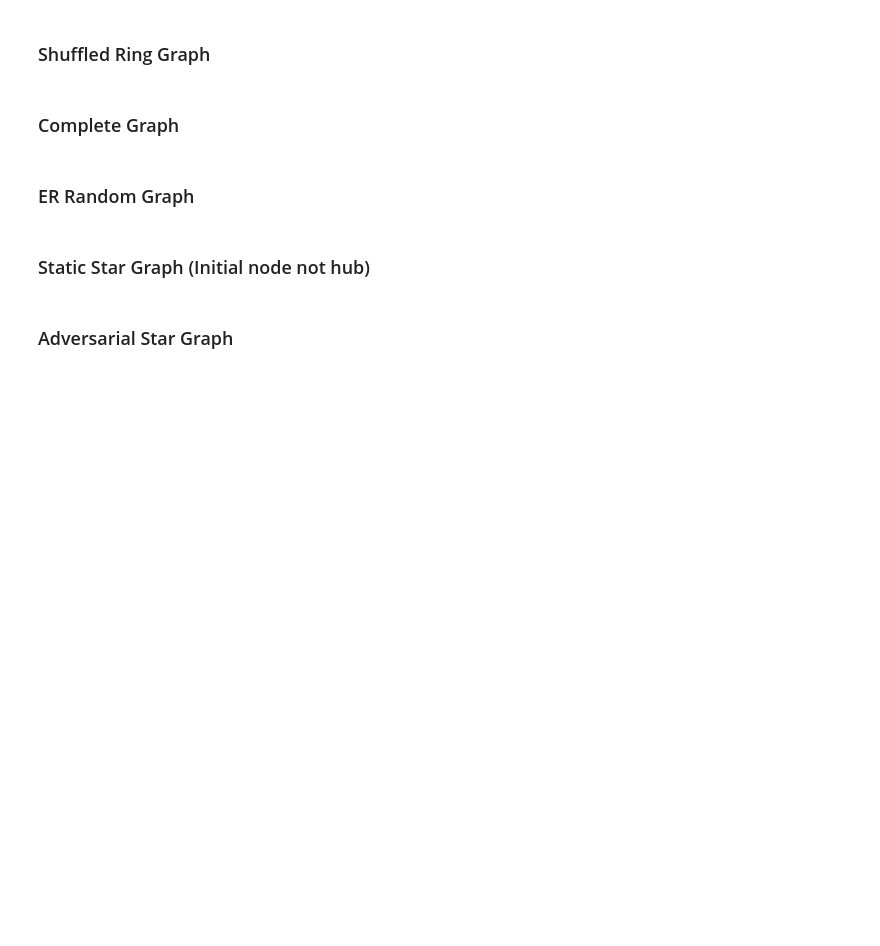
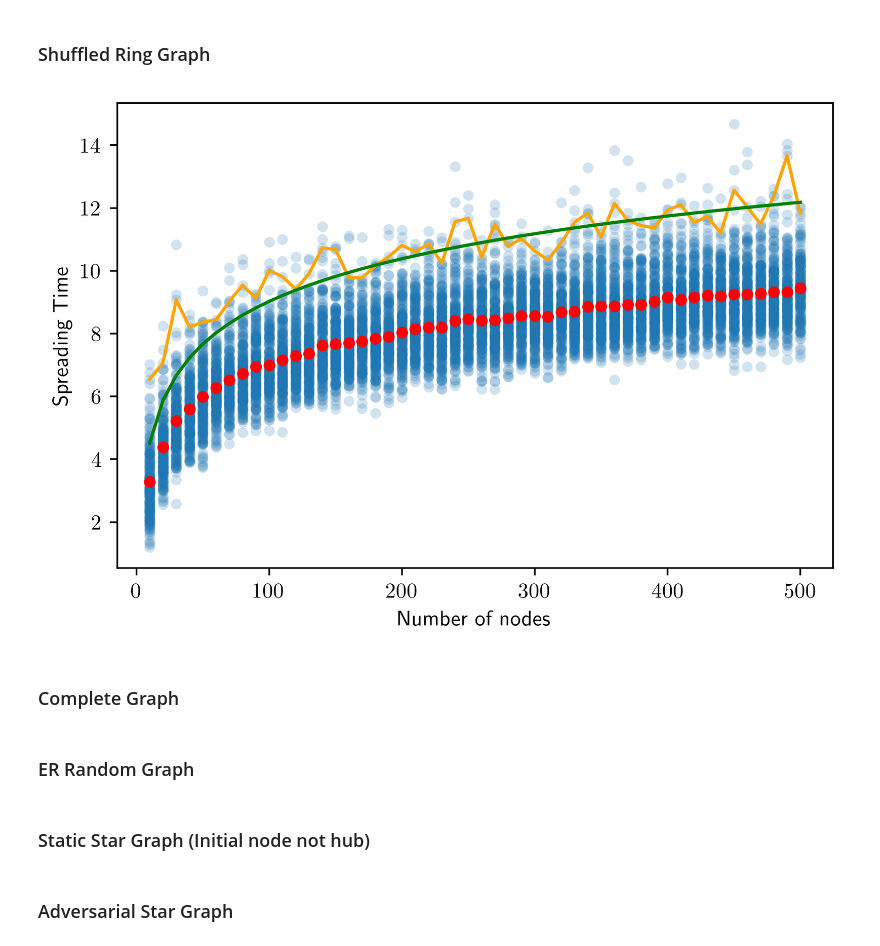
Before and after one commit to LucasOJ/maths-project, a Jupyter notebook: simulations/src/simulations.ipynb, the cells around one changed output. Drawn from its saved outputs; the diff is of its cells as text; code cells hidden in the pictures; blank space fills up the shorter version.

```diff
--- a/simulations/src/simulations.ipynb
+++ b/simulations/src/simulations.ipynb
@@ -62,21 +68,23 @@ plt.show()
 # %%
 def shuffled_ring_generator(number_of_nodes, timestep, informed_nodes) -> Graph:
     node_permutation = np.random.permutation(number_of_nodes)
     return nx.cycle_graph(node_permutation)
 
-# results, means, top_percentiles = spreading_scaling_simulation(
+#results, means, top_percentiles, bottom_percentiles = spreading_scaling_simulation(
 #    shuffled_ring_generator, runs_per_size=200, max_nodes=500)
 
 plt.figure(dpi=400)
 plt.scatter(*zip(*results), alpha=0.2, linewidths=0.0, s=25)
 plt.scatter(*zip(*means), c='r', s=20)
 plt.plot(*zip(*top_percentiles), c='orange')
 plt.xlabel("Number of nodes")
 plt.ylabel("Spreading Time")
 x = np.linspace(10, 500)
-f = 2.05 * np.log(x)
+f = 1.96 * np.log(x)
 plt.plot(x, f, 'g')
 plt.show()
+# %% [output]
+[figure, added]
 # %% [markdown]
 ### Complete Graph
 # %%
```
Also changed, not shown: parts of 5 cells of this notebook, 1 other file.
